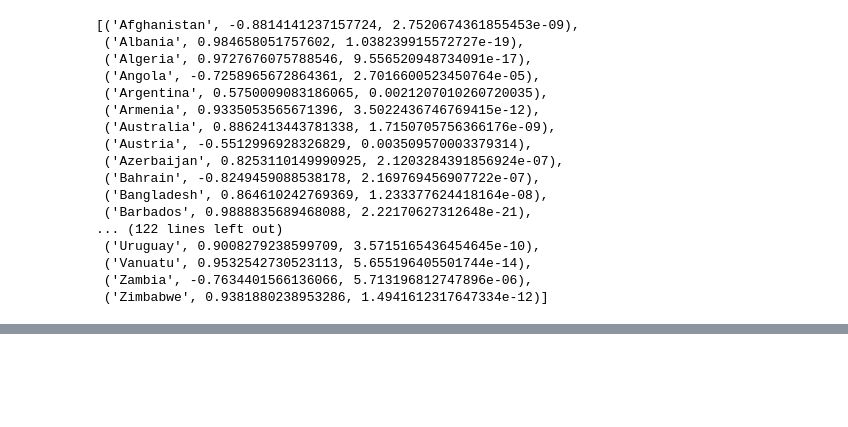
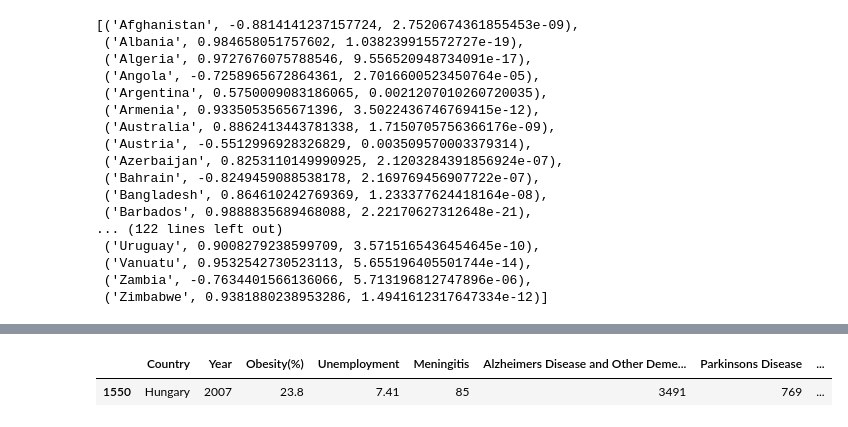
Before and after one commit to Gbau11/Mortality, a Jupyter notebook: jupyter/Trasteo.ipynb, the cells around one changed output, grey strips where cells are left out. Saved outputs shown, nothing was run; the diff lists cells and outputs as text; code cells hidden in the pictures; blank space fills up the shorter version.

```diff
--- a/jupyter/Trasteo.ipynb
+++ b/jupyter/Trasteo.ipynb
@@ -276,0 +328,6 @@ Porcentaje de tuplas significativas respecto al total: 92.0 %
+# %%
+fila_deseada = df[df['Neoplasms/cap'] == 0.0036599582728045]
+fila_deseada
+# %% [output]
+|  | Country | Year | Obesity(%) | Unemployment | Meningitis | Alzheimers Disease and Other Deme... | Parkinsons Disease | ... |
+| 1550 | Hungary | 2007 | 23.8 | 7.41 | 85 | 3491 | 769 | ... |
```
Also changed, not shown: parts of 6 cells of this notebook, 4 other files.
